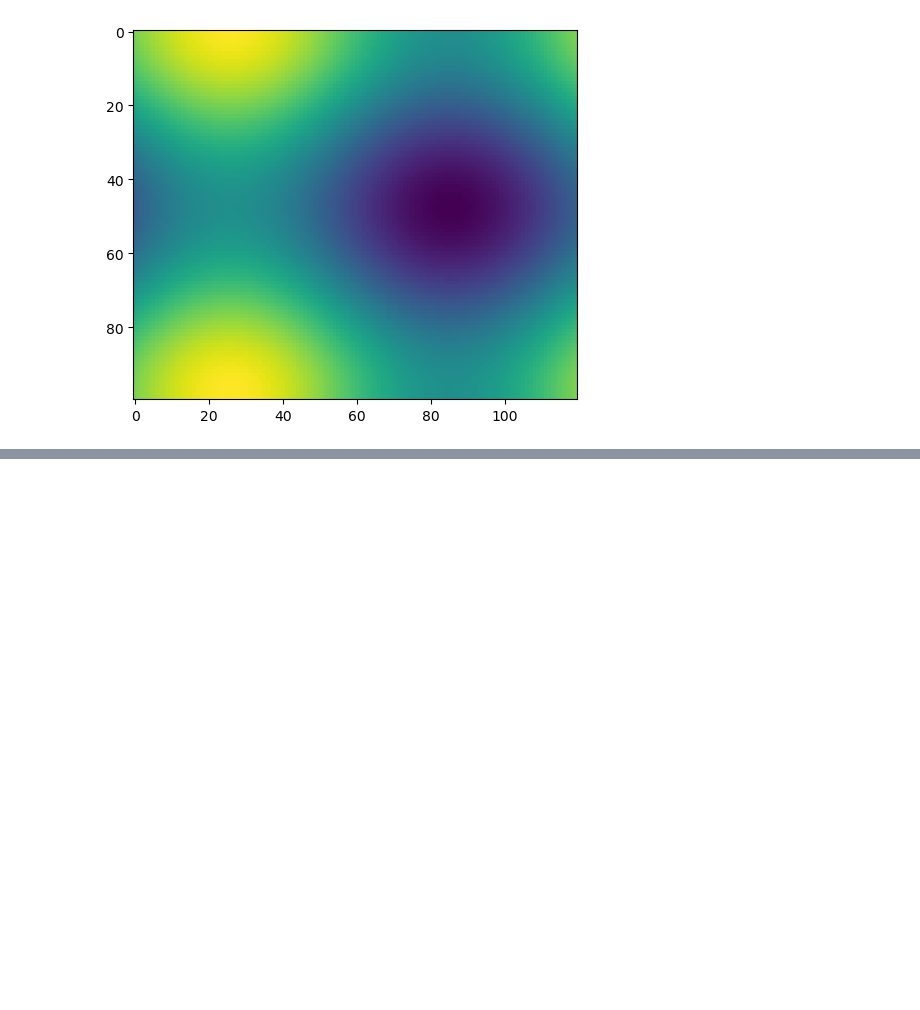
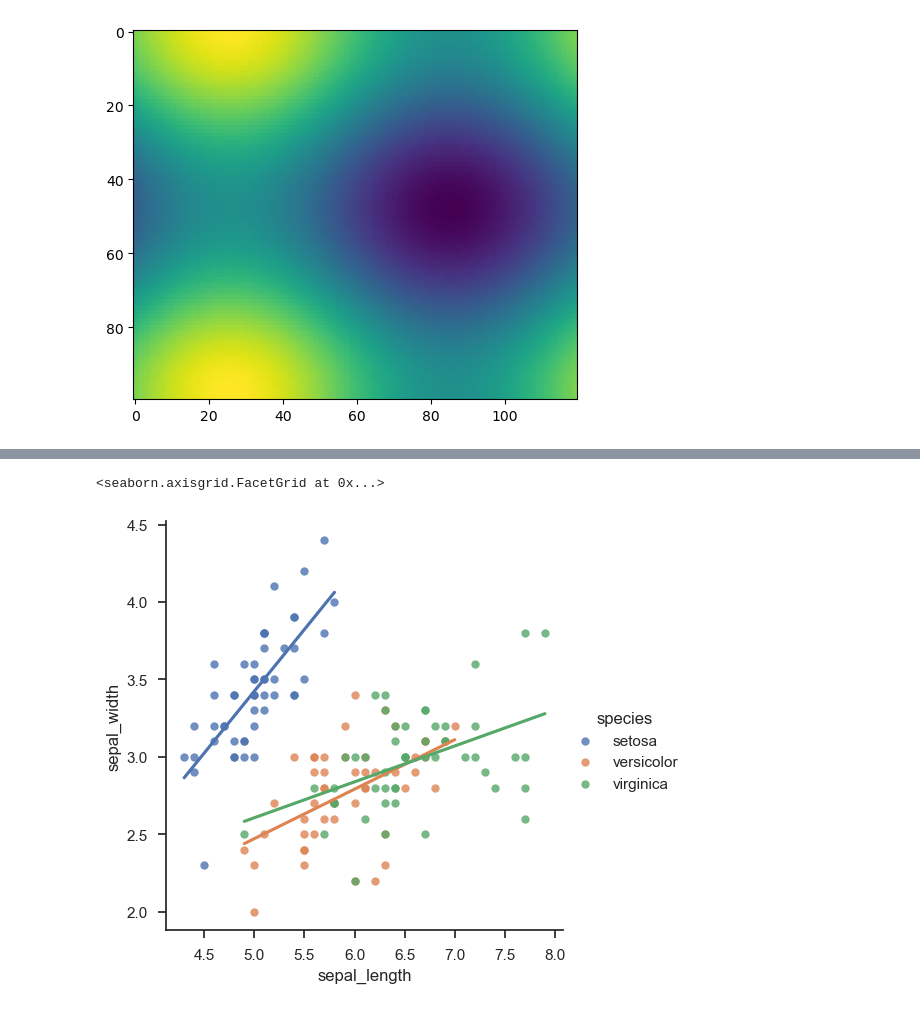
Before and after one commit to get-to-work-together/Computrain-Python-voor-Data-Science, a Jupyter notebook: Training/demo matplotlib.ipynb, the cells around one changed output, grey strips where cells are left out. Cells and saved outputs as stored; diff of their text form; code cells hidden in the pictures; blank space fills up the shorter version.

```diff
--- a/Training/demo matplotlib.ipynb
+++ b/Training/demo matplotlib.ipynb
@@ -313,0 +326,15 @@ plt.show()
+# %%
+import seaborn as sns
+
+sns.set_theme(style="ticks")
+
+# Load the example dataset for Anscombe's quartet
+df = sns.load_dataset("iris")
+
+# Show the results of a linear regression within each dataset
+sns.lmplot(
+    data=df, x="sepal_length", y="sepal_width", ci=False, hue='species'
+)
+# %% [output]
+<seaborn.axisgrid.FacetGrid at 0x...>
+[figure, added]
```
Also changed, not shown: parts of 4 cells of this notebook, 3 other files.
